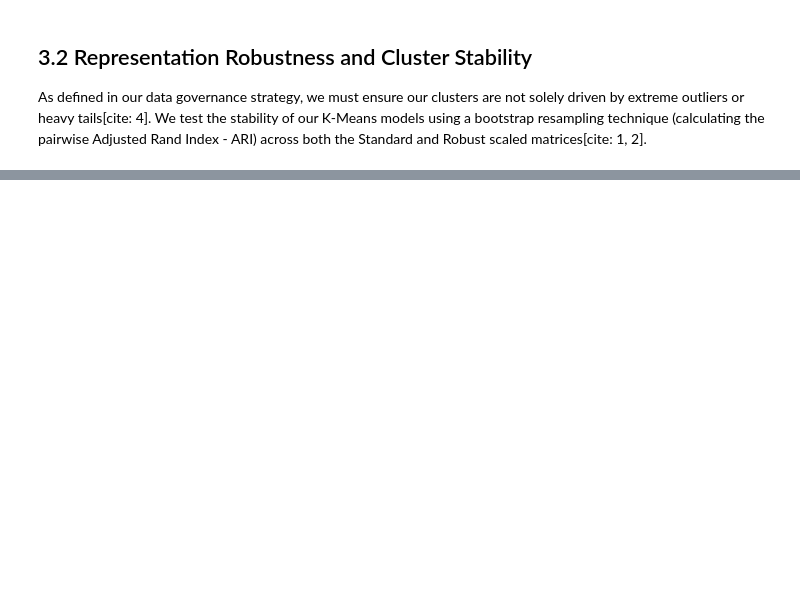
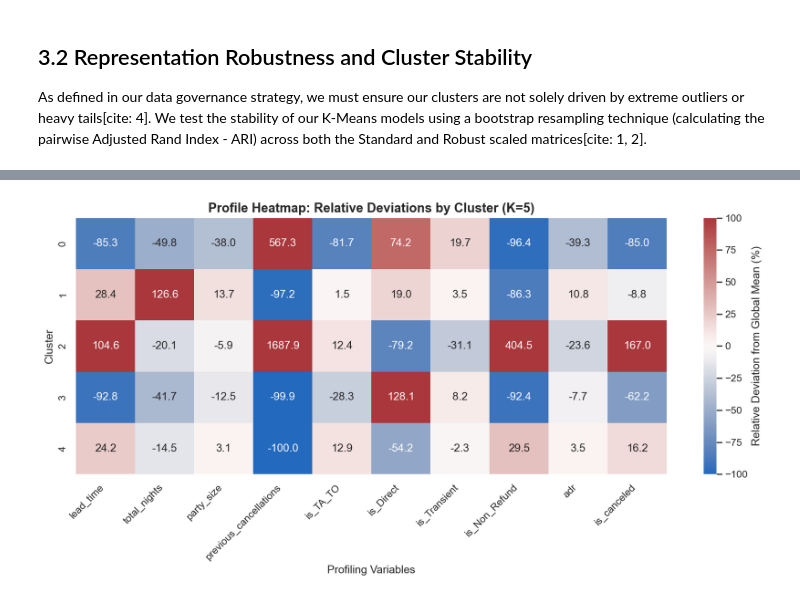
Before and after one commit to AfonsoCSimoes/UnsupervisedLearning-Project, a Jupyter notebook: notebooks/03_baseline_runs.ipynb, the cells around one changed output, grey strips where cells are left out. Cells and saved outputs as stored; diff of their text form; code cells hidden in the pictures; blank space fills up the shorter version.

```diff
--- a/notebooks/03_baseline_runs.ipynb
+++ b/notebooks/03_baseline_runs.ipynb
@@ -315,0 +367,18 @@ Cluster Interpretation: Relative Differences
+# %%
+# Profiles heatmap
+
+plt.figure(figsize=(12, 6))
+
+sns.heatmap(relative_diff, annot=True, fmt=".1f", cmap="vlag", center=0, vmin=-100, vmax=100,
+            cbar_kws={'label': 'Relative Deviation from Global Mean (%)'})
+
+plt.title('Profile Heatmap: Relative Deviations by Cluster (K=5)', fontweight='bold', fontsize=14)
+plt.xlabel('Profiling Variables')
+plt.ylabel('Cluster')
+plt.xticks(rotation=45, ha='right')
+plt.tight_layout()
+
+plt.savefig(os.path.join(FIG_DIR, 'heatmap_cluster_profiles.png'), bbox_inches='tight')
+plt.show()
+# %% [output]
+[figure, added]
```
Also changed, not shown: parts of 13 cells of this notebook, 14 other files.
